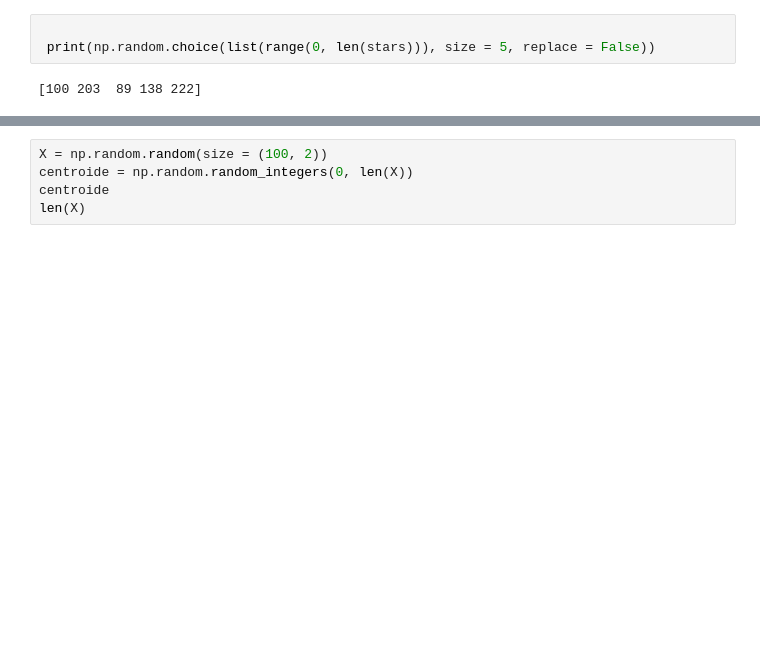
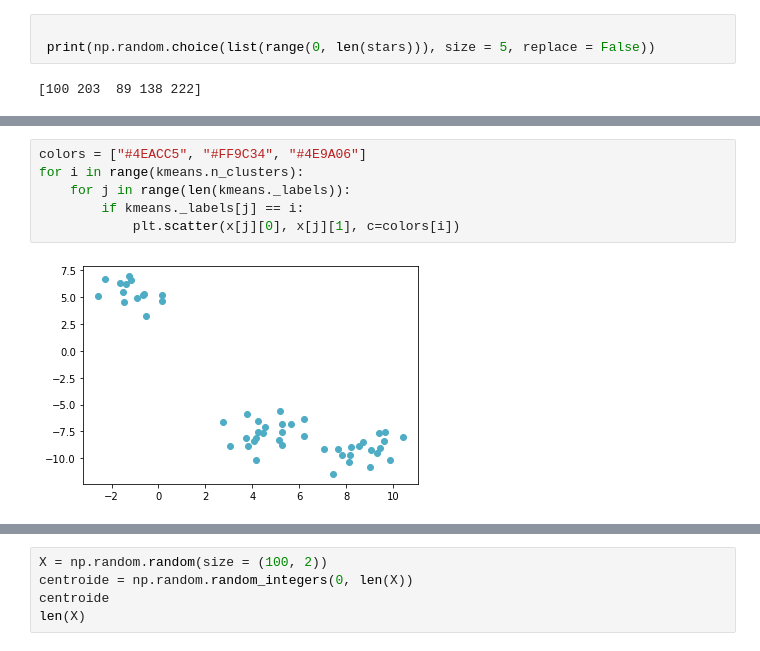
Before and after one commit to mgommez/practica2_ml, a Jupyter notebook: KMeans.ipynb, the cells around one changed output, grey strips where cells are left out. Drawn from its saved outputs; the diff is of its cells as text; blank space fills up the shorter version.

```diff
--- a/KMeans.ipynb
+++ b/KMeans.ipynb
@@ -57,3 +114,11 @@ ModuleNotFoundError: No module named 'matplotlib'
+# %%
+colors = ["#4EACC5", "#FF9C34", "#4E9A06"]
+for i in range(kmeans.n_clusters):
+    for j in range(len(kmeans._labels)):
+        if kmeans._labels[j] == i:
+            plt.scatter(x[j][0], x[j][1], c=colors[i])
+# %% [output]
+[figure, added]
 # %%
 class KMeans_Ours():
     def __init__(self, n_clusters=8, max_iter=300, random_state=55):
```
Also changed, not shown: parts of 9 cells of this notebook.
